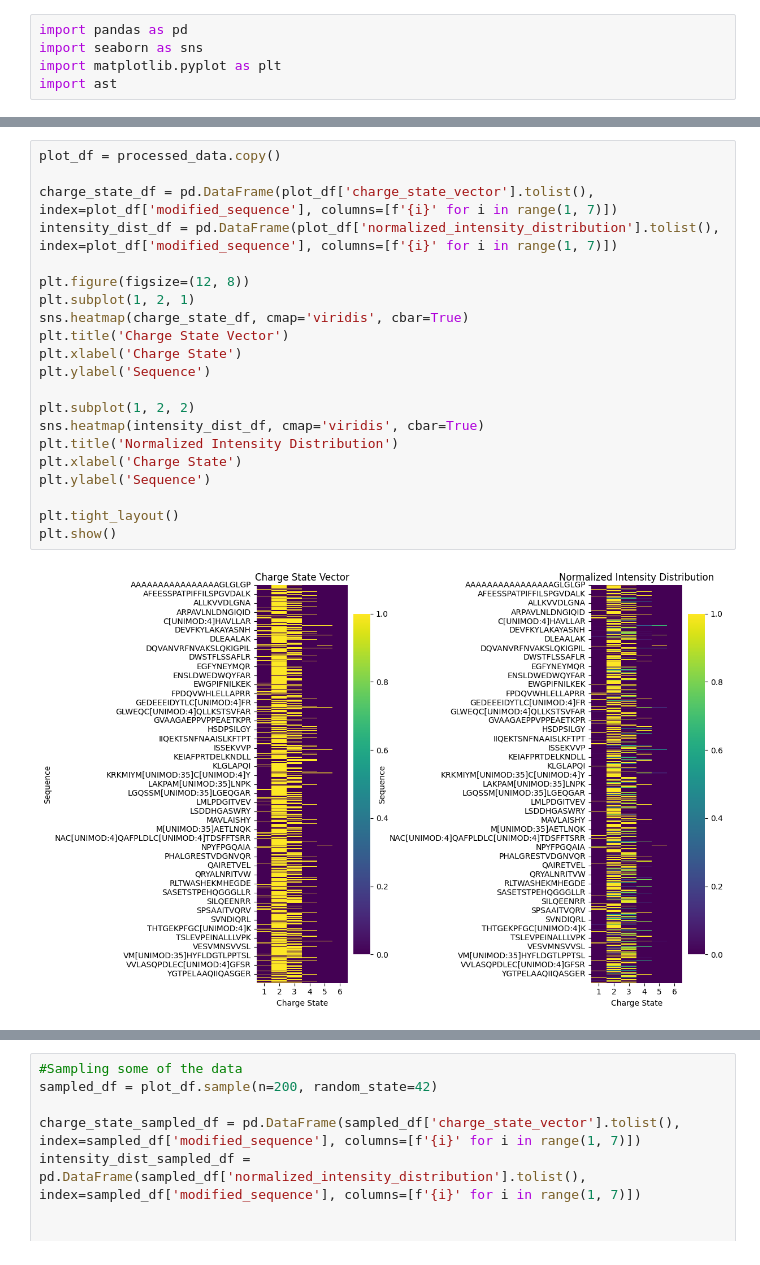
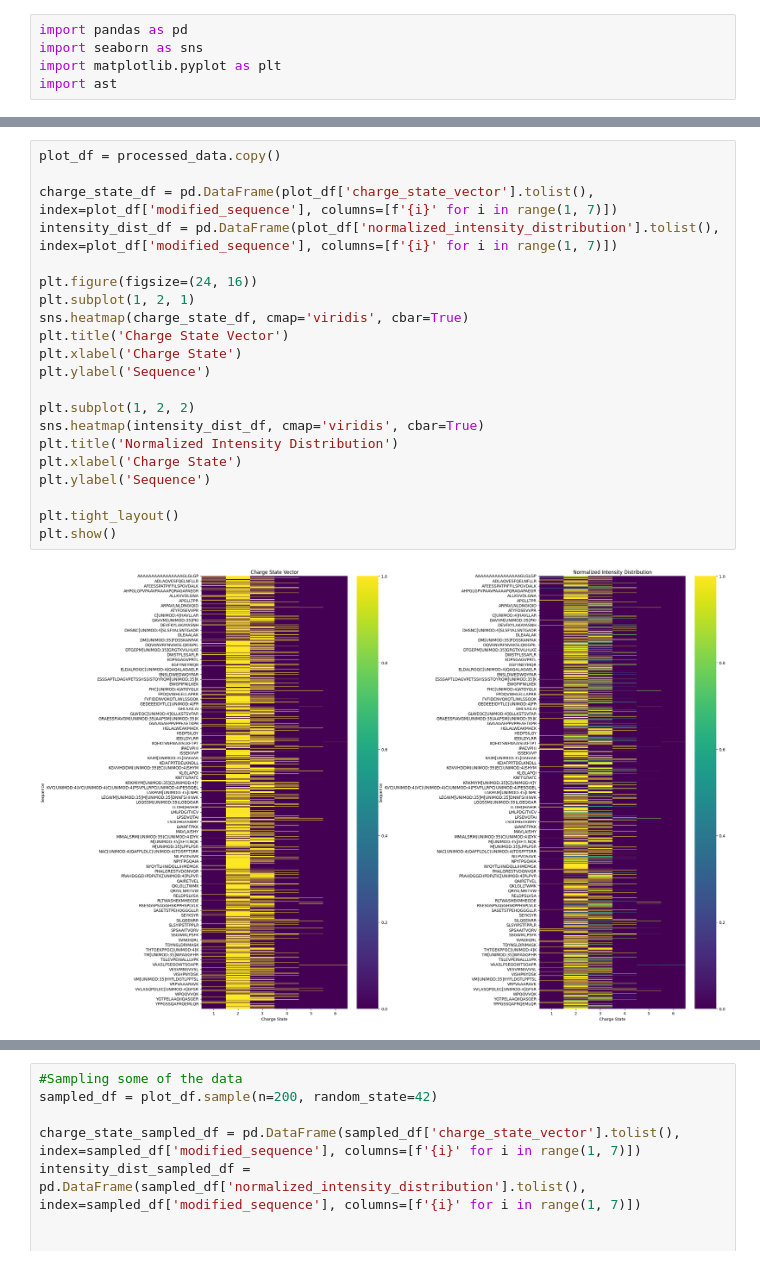
Before and after one commit to wilhelm-lab/dlomix, a Jupyter notebook: data_split_tests.ipynb, the cells around one changed output, grey strips where cells are left out. Drawn from its saved outputs; the diff is of its cells as text.

Commit message:
updated plots for data split

```diff
--- a/data_split_tests.ipynb
+++ b/data_split_tests.ipynb
@@ -317,23 +338,23 @@ processed_data.tail()
 # %%
 plot_df = processed_data.copy()
 
 charge_state_df = pd.DataFrame(plot_df['charge_state_vector'].tolist(), index=plot_df['modified_sequence'], columns=[f'{i}' for i in range(1, 7)])
 intensity_dist_df = pd.DataFrame(plot_df['normalized_intensity_distribution'].tolist(), index=plot_df['modified_sequence'], columns=[f'{i}' for i in range(1, 7)])
 
-plt.figure(figsize=(12, 8))
+plt.figure(figsize=(24, 16))
 plt.subplot(1, 2, 1)
 sns.heatmap(charge_state_df, cmap='viridis', cbar=True)
 plt.title('Charge State Vector')
 plt.xlabel('Charge State')
 plt.ylabel('Sequence')
 
 plt.subplot(1, 2, 2)
 sns.heatmap(intensity_dist_df, cmap='viridis', cbar=True)
 plt.title('Normalized Intensity Distribution')
 plt.xlabel('Charge State')
 plt.ylabel('Sequence')
 
 plt.tight_layout()
 plt.show()
 # %% [output]
-[figure, old version]
+[figure, new version]
```
Also changed, not shown: parts of 11 cells of this notebook.
